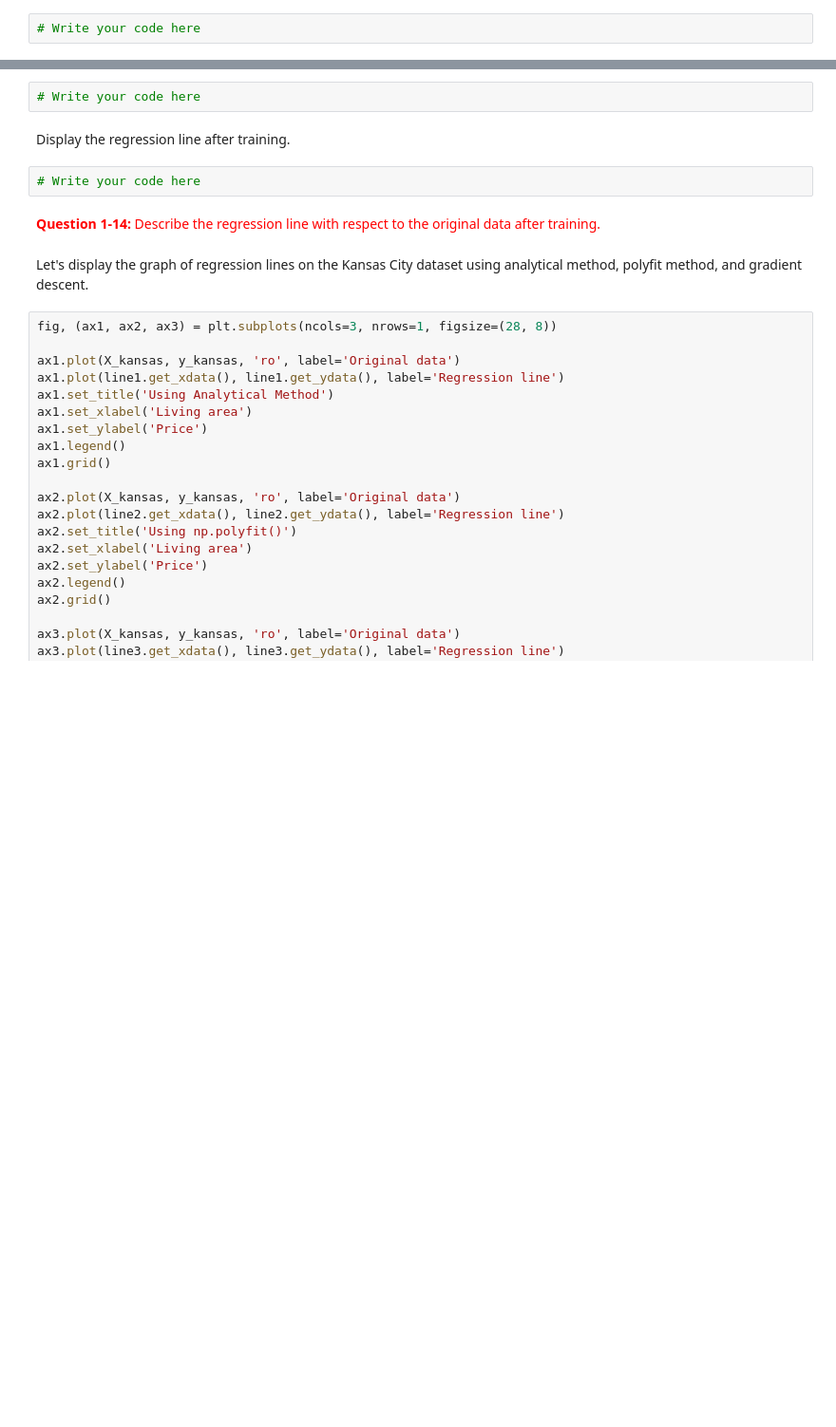
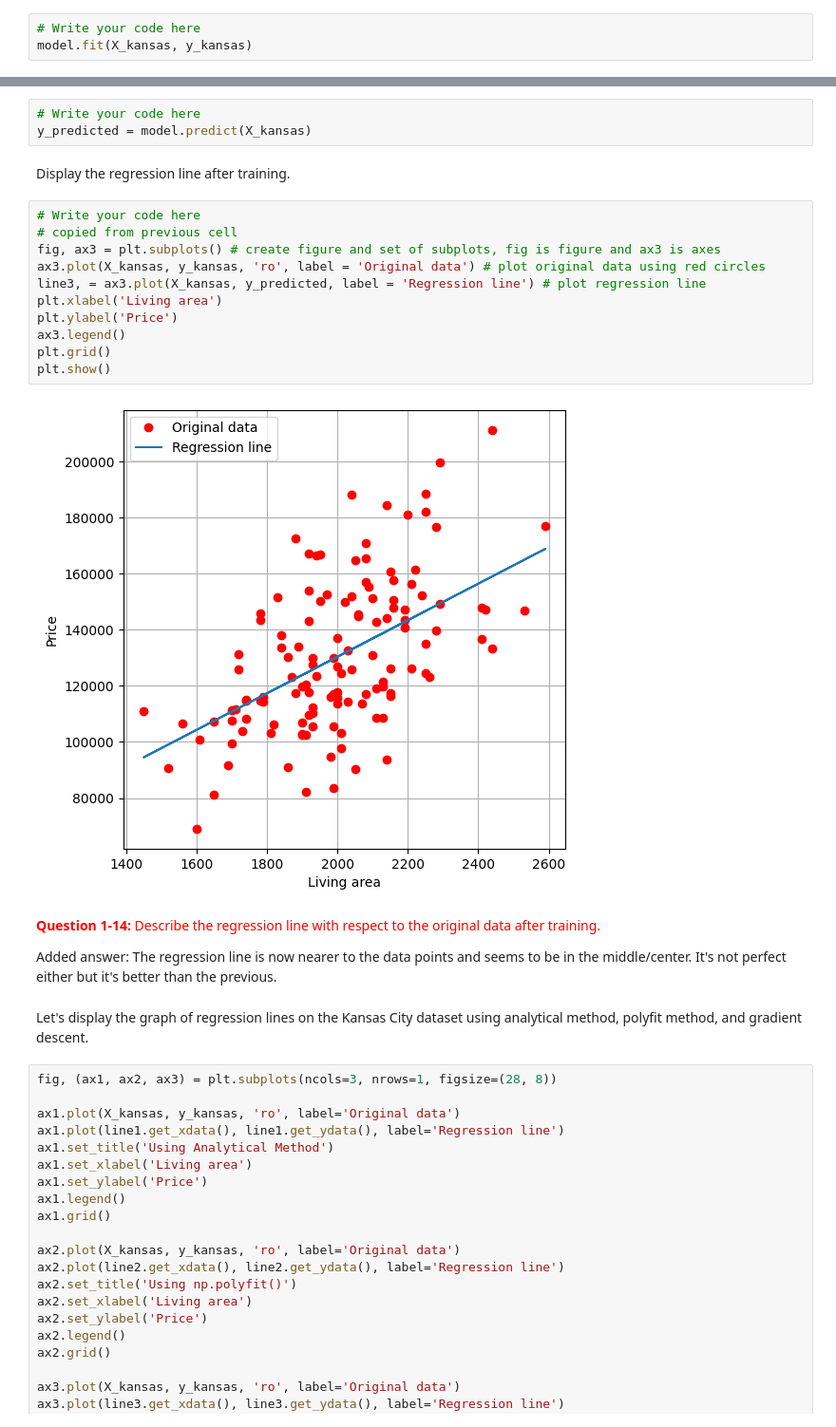
Before and after one commit to clavzno/U1RJTlRTWV9udGJr, a Jupyter notebook: notebook2 linear-regression-release/02 - Linear Regression - Blank.ipynb, the cells around one changed output, grey strips where cells are left out. Shown: that part at 95% size. Saved outputs shown, nothing was run; the diff lists cells and outputs as text; blank space fills up the shorter version.

```diff
--- a/notebook2 linear-regression-release/02 - Linear Regression - Blank.ipynb
+++ b/notebook2 linear-regression-release/02 - Linear Regression - Blank.ipynb
@@ -446,3 +666,4 @@ Display the regression line after 1 training epoch.
 Finish training the model by calling the `fit()` function of the model.
 # %%
 # Write your code here
+model.fit(X_kansas, y_kansas)
@@ -450,12 +691,26 @@ Finish training the model by calling the `fit()` function of the model.
 Get the predicted `y` values given the Kansas City dataset and using the `SGDRegressor` after convergence and assign the return value to variable `y_predicted`.
 # %%
 # Write your code here
+y_predicted = model.predict(X_kansas)
 # %% [markdown]
 Display the regression line after training.
-# %%
-# Write your code here
+# %%
+# Write your code here
+# copied from previous cell
+fig, ax3 = plt.subplots() # create figure and set of subplots, fig is figure and ax3 is axes
+ax3.plot(X_kansas, y_kansas, 'ro', label = 'Original data') # plot original data using red circles
+line3, = ax3.plot(X_kansas, y_predicted, label = 'Regression line') # plot regression line
+plt.xlabel('Living area')
+plt.ylabel('Price')
+ax3.legend()
+plt.grid()
+plt.show()
+# %% [output]
+[figure, added]
 # %% [markdown]
 <span style="color:red;">**Question 1-14:** Describe the regression line with respect to the original data after training.</span>
+
+Added answer: The regression line is now nearer to the data points and seems to be in the middle/center. It's not perfect either but it's better than the previous.
 # %% [markdown]
 Let's display the graph of regression lines on the Kansas City dataset using analytical method, polyfit method, and gradient descent.
 # %%
```
Also changed, not shown: parts of 68 cells of this notebook, 12 other files.
